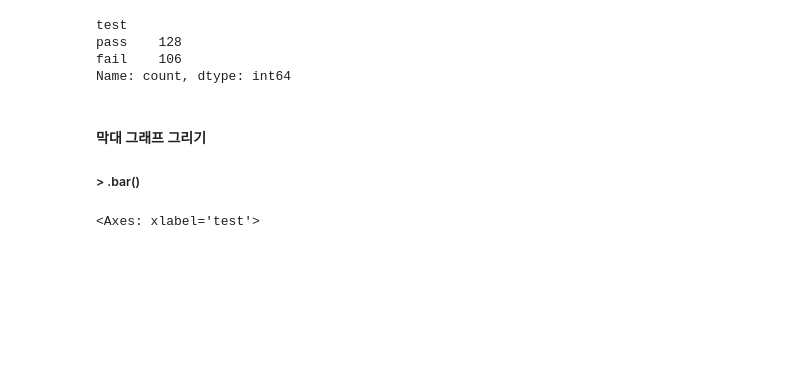
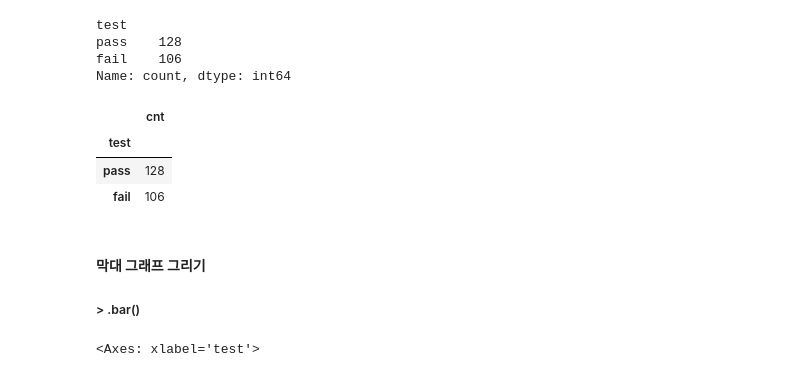
Before and after one commit to dndxor/BCDA, a Jupyter notebook: Ch05_DataAnalysisBasic.ipynb, the cells around one changed output. Drawn from its saved outputs; the diff is of its cells as text; code cells hidden in the pictures; blank space fills up the shorter version.

```diff
--- a/Ch05_DataAnalysisBasic.ipynb
+++ b/Ch05_DataAnalysisBasic.ipynb
@@ -364,8 +364,16 @@ test
 pass    128
 fail    106
 Name: count, dtype: int64
+# %%
+# Serise를 DataFrame으로 바꾸기 : .to_frame('col_name')
+mpg['test'].value_counts().to_frame('cnt')
+# %% [output]
+|  | cnt |
+| test |  |
+| pass | 128 |
+| fail | 106 |
 # %% [markdown]
-#### 막대 그래프 그리기
+#### **막대 그래프 그리기**
 ##### > .bar()
 # %%
 count_test.plot.bar()  # plot.bar()는 Serise 자료형에서 제공되는 메서드
```
Also changed, not shown: parts of 2 cells of this notebook, 3 other files.
